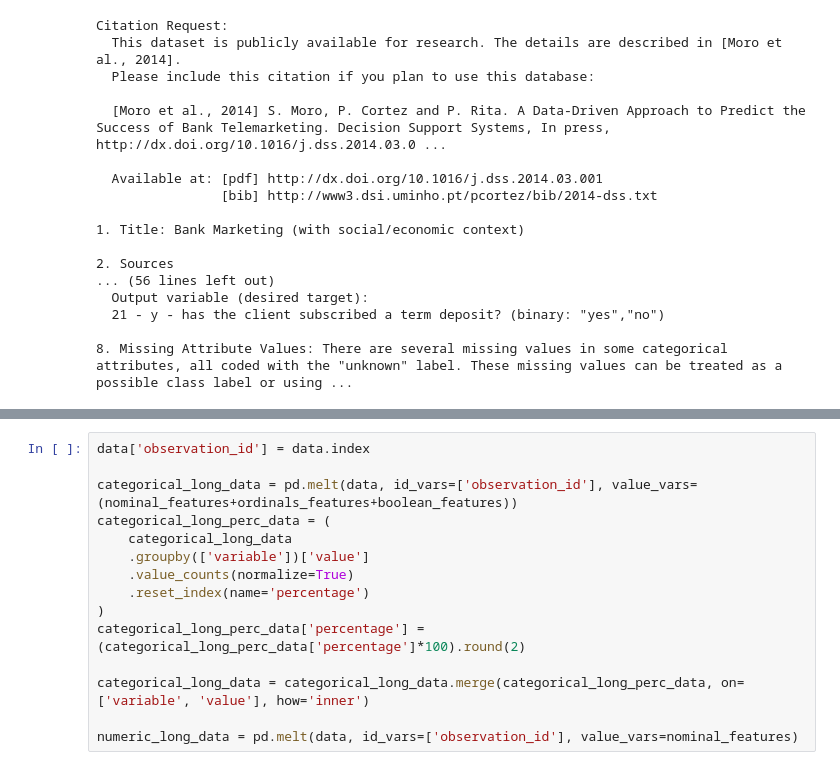
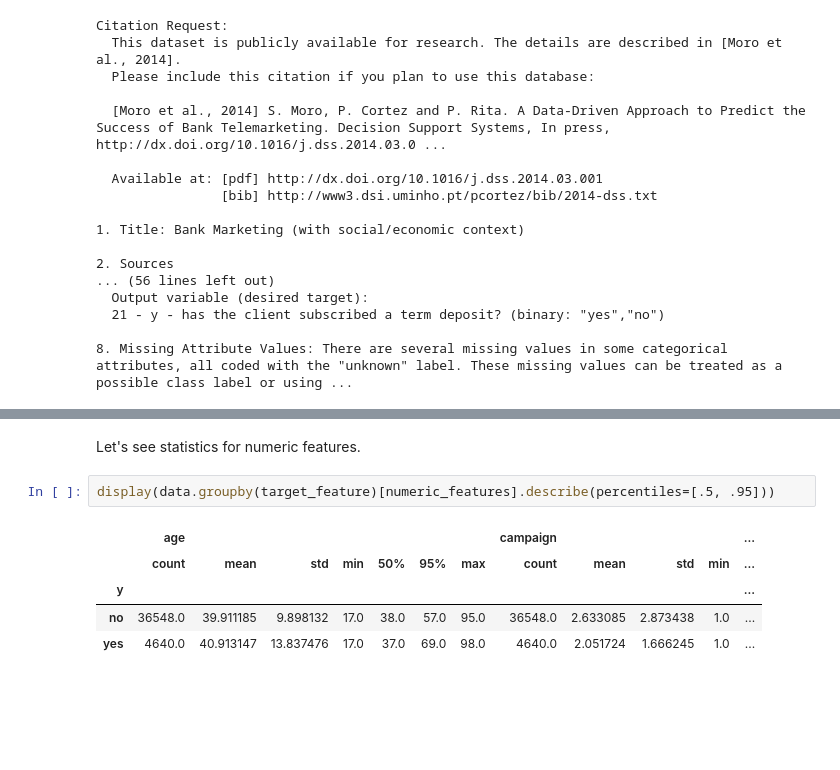
Before and after one commit to sivikt/dstrials, a Jupyter notebook: DSMP#1/2_eda/homework.ipynb, the cells around one changed output, grey strips where cells are left out. Saved outputs shown, nothing was run; the diff lists cells and outputs as text; blank space fills up the shorter version.

```diff
--- a/DSMP#1/2_eda/homework.ipynb
+++ b/DSMP#1/2_eda/homework.ipynb
@@ -127,15 +177,10 @@ not_to_consider   = ['duration']  # we do not know it before a call
-# %%
-data['observation_id'] = data.index
-
-categorical_long_data = pd.melt(data, id_vars=['observation_id'], value_vars=(nominal_features+ordinals_features+boolean_features))
-categorical_long_perc_data = (
-    categorical_long_data
-    .groupby(['variable'])['value']
-    .value_counts(normalize=True)
-    .reset_index(name='percentage')
-)
-categorical_long_perc_data['percentage'] = (categorical_long_perc_data['percentage']*100).round(2)
-
-categorical_long_data = categorical_long_data.merge(categorical_long_perc_data, on=['variable', 'value'], how='inner')
-
-numeric_long_data = pd.melt(data, id_vars=['observation_id'], value_vars=nominal_features)
+# %% [markdown]
+Let's see statistics for numeric features.
+# %%
+display(data.groupby(target_feature)[numeric_features].describe(percentiles=[.5, .95]))
+# %% [output]
+|  | age |  |  |  |  |  |  | campaign |  |  |  | ... |
+|  | count | mean | std | min | 50% | 95% | max | count | mean | std | min | ... |
+| y |  |  |  |  |  |  |  |  |  |  |  | ... |
+| no | 36548.0 | 39.911185 | 9.898132 | 17.0 | 38.0 | 57.0 | 95.0 | 36548.0 | 2.633085 | 2.873438 | 1.0 | ... |
+| yes | 4640.0 | 40.913147 | 13.837476 | 17.0 | 37.0 | 69.0 | 98.0 | 4640.0 | 2.051724 | 1.666245 | 1.0 | ... |
```
Also changed, not shown: parts of 28 cells of this notebook, 1 other file.
